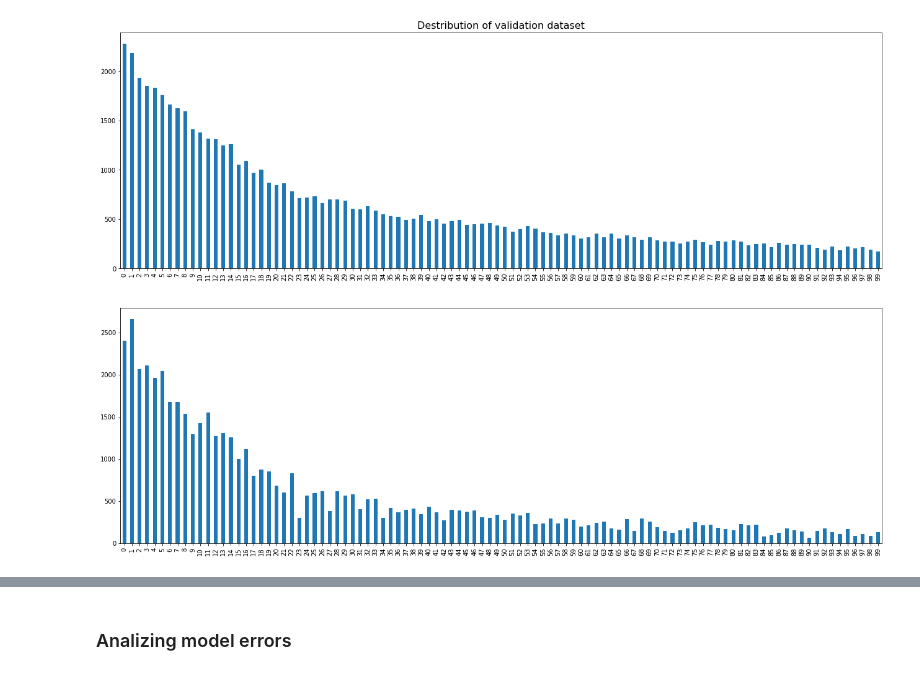
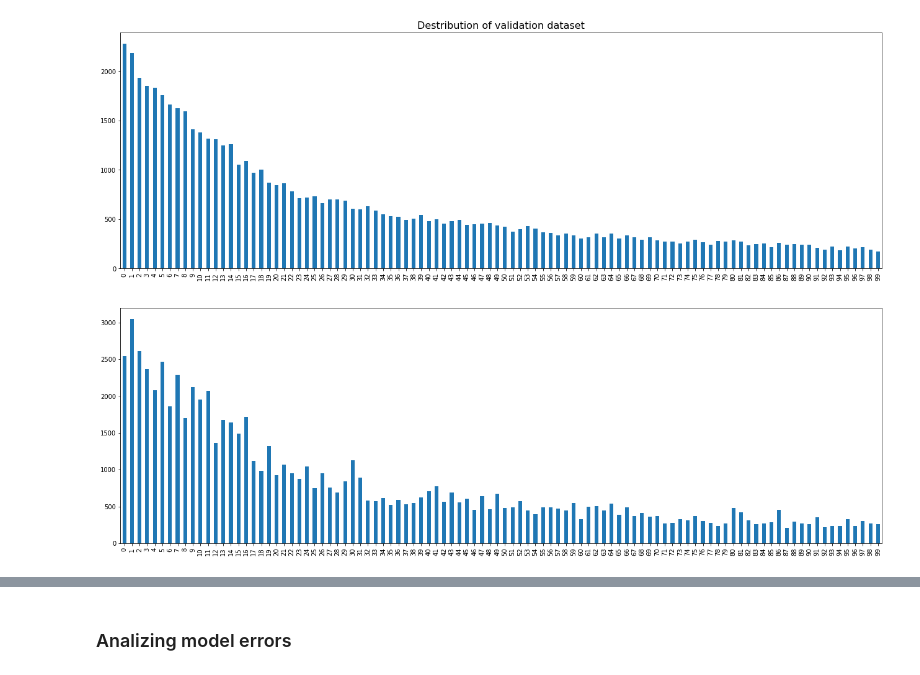
Before and after one commit to Dmitry513/YandexFinal, a Jupyter notebook: Texts multilabel-classification.ipynb, the cells around one changed output, grey strips where cells are left out. Saved outputs shown, nothing was run; the diff lists cells and outputs as text; code cells hidden in the pictures.

```diff
--- a/Texts multilabel-classification.ipynb
+++ b/Texts multilabel-classification.ipynb
@@ -109,7 +113,7 @@ print('Titles transformed!')
 # %% [output]
 Titles transformed!
 # %%
-tfidf_text = TfidfVectorizer(ngram_range=(1, 1), max_features=70000, stop_words=stop_words_list)
+tfidf_text = TfidfVectorizer(ngram_range=(1, 2), max_features=100000, stop_words=stop_words_list)
 X_idf_text = tfidf_text.fit_transform(df_train['Text'])
 X_idf_text_test = tfidf_text.transform(df_test['Text'])
 print('Texts transformed!')
@@ -200,9 +195,9 @@ plt.title('Destribution of validation dataset', size=16)
 Text(0.5, 1.0, 'Destribution of validation dataset')
 [figure]
 # %%
-gettagsdist(fthreshold(preds, 0.2))
+gettagsdist(fthreshold(preds, 0.50))
 # %% [output]
-[figure, old version]
+[figure, new version]
 # %%
 class SuperThreshold():
     def __init__(self):
```
Also changed, not shown: parts of 12 cells of this notebook.
